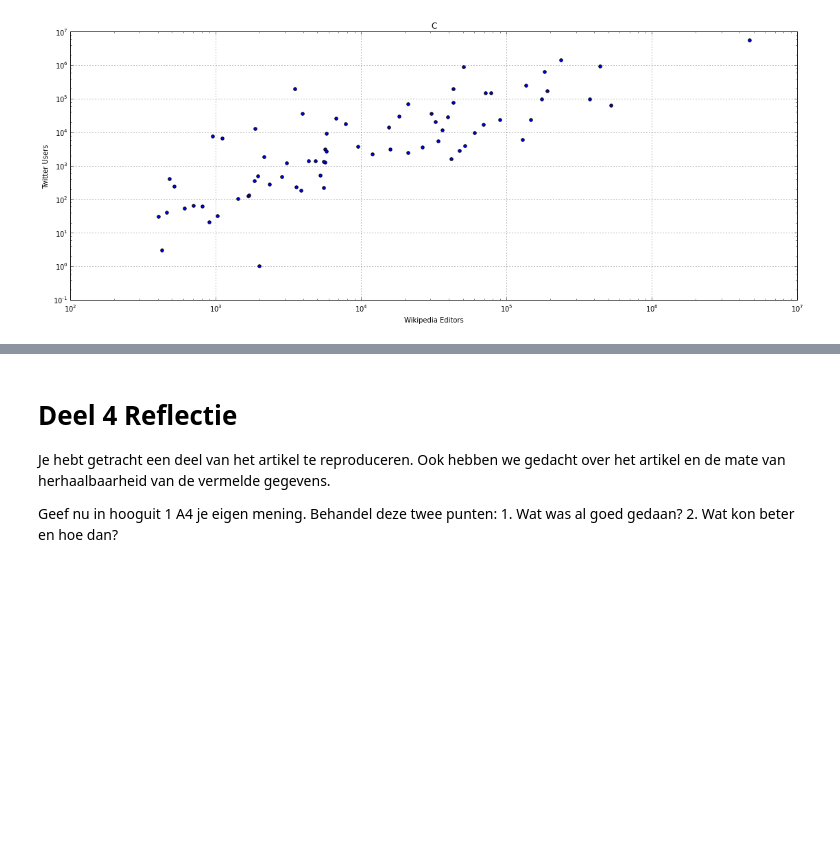
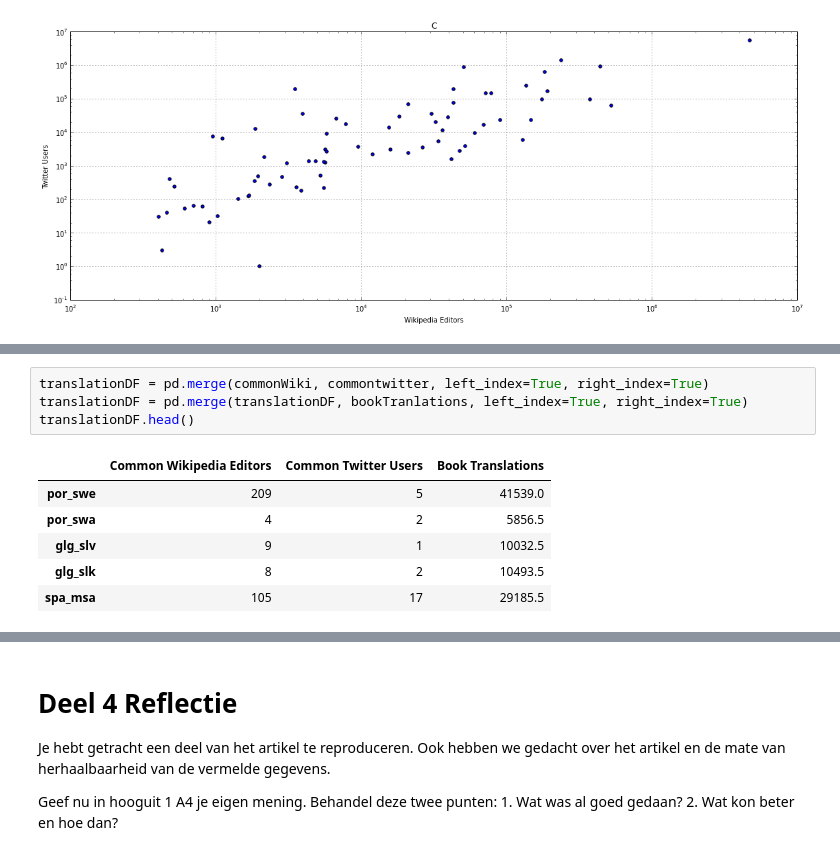
Before and after one commit to jvriemsdijk/Data-science, a Jupyter notebook: Opdrachten/week 5/10441913_10430121_week5.ipynb, the cells around one changed output, grey strips where cells are left out. Saved outputs shown, nothing was run; the diff lists cells and outputs as text; blank space fills up the shorter version.

```diff
--- a/Opdrachten/week 5/10441913_10430121_week5.ipynb
+++ b/Opdrachten/week 5/10441913_10430121_week5.ipynb
@@ -356,0 +480,11 @@ mergedDf.plot(x='Wikipedia Editors', y='Twitter Users', kind='scatter', loglog=T
+# %%
+translationDF = pd.merge(commonWiki, commontwitter, left_index=True, right_index=True)
+translationDF = pd.merge(translationDF, bookTranlations, left_index=True, right_index=True)
+translationDF.head()
+# %% [output]
+|  | Common Wikipedia Editors | Common Twitter Users | Book Translations |
+| por_swe | 209 | 5 | 41539.0 |
+| por_swa | 4 | 2 | 5856.5 |
+| glg_slv | 9 | 1 | 10032.5 |
+| glg_slk | 8 | 2 | 10493.5 |
+| spa_msa | 105 | 17 | 29185.5 |
```
Also changed, not shown: parts of 13 cells of this notebook.
